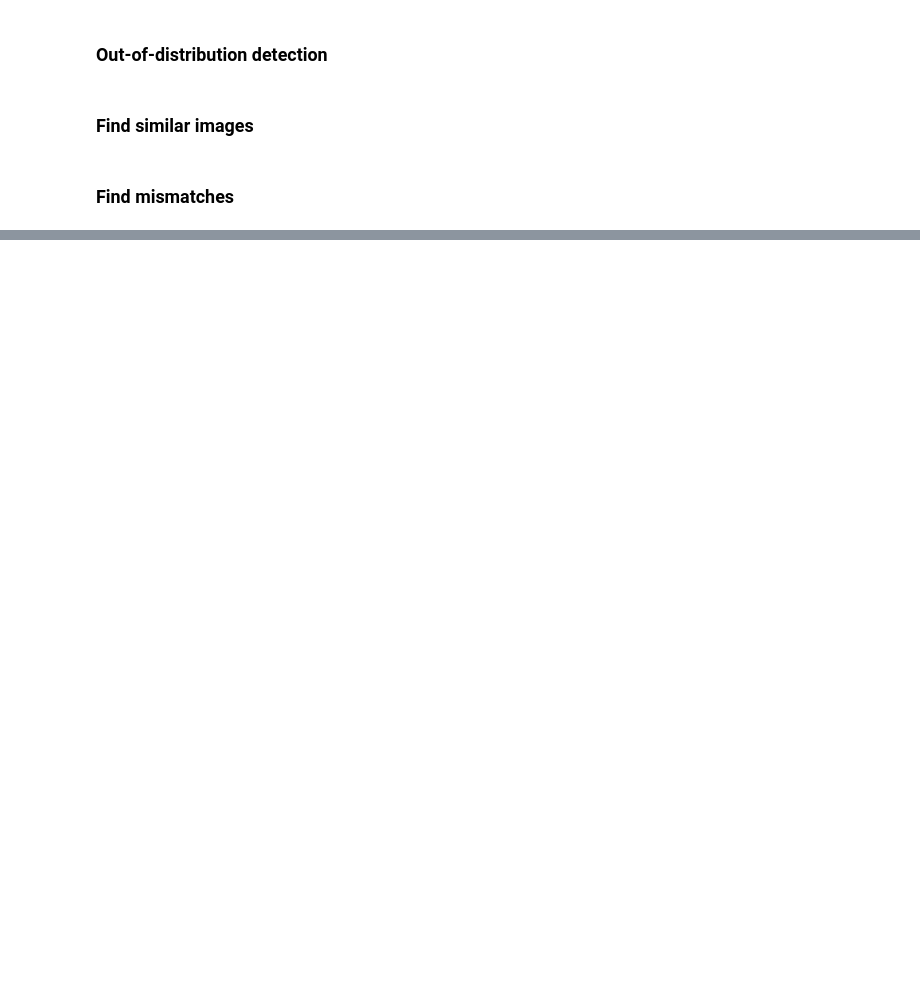
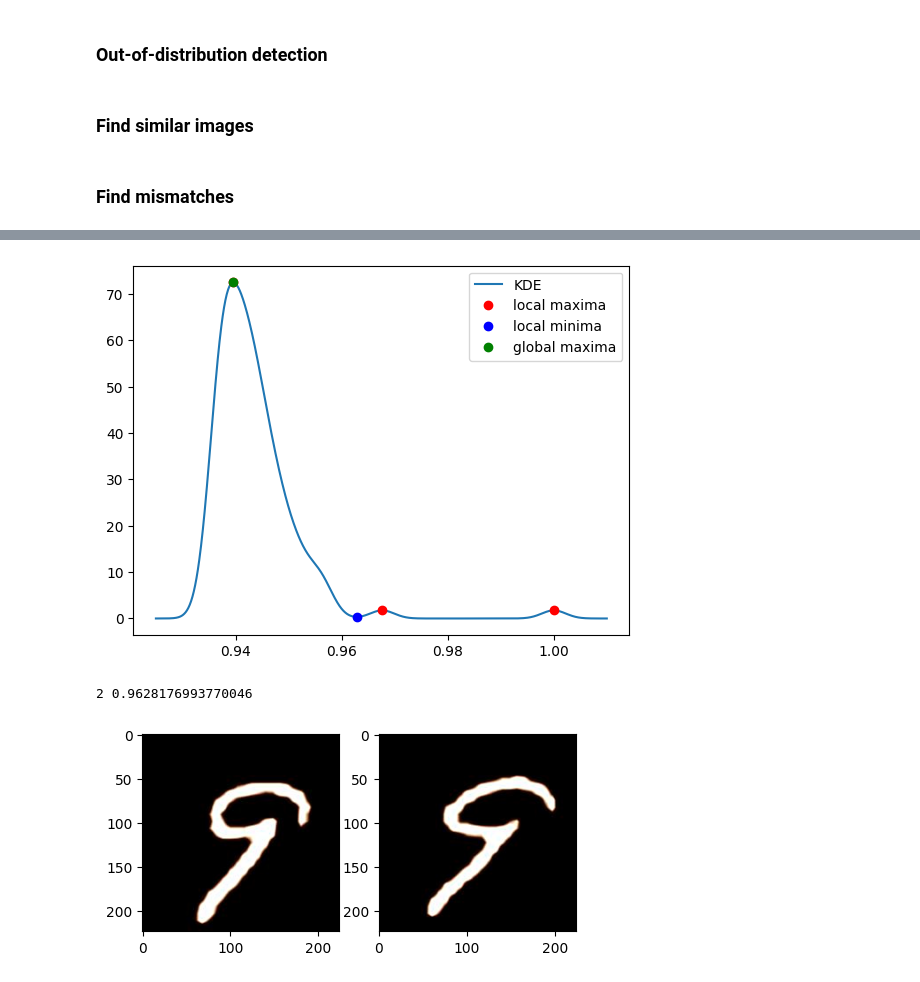
Before and after one commit to luxonis/luxonis-ml, a Jupyter notebook: examples/Embeddings_Processing_Example.ipynb, the cells around one changed output, grey strips where cells are left out. Cells and saved outputs as stored; diff of their text form; code cells hidden in the pictures; blank space fills up the shorter version.

```diff
--- a/examples/Embeddings_Processing_Example.ipynb
+++ b/examples/Embeddings_Processing_Example.ipynb
@@ -121,0 +184,35 @@ plt.show()
+# %%
+ids_str = [str(i) for i in ids]
+
+# find similar/duplicate images
+i_sim = find_similar(
+    ids_str[4],
+    "weaviate",
+    w_api,
+    dataset="",
+    k=100,
+    n=100,
+    method="first",
+    k_method="kde_peaks",
+    kde_bw="scott",
+    plot=True,
+)
+
+# find img paths for similar images
+sim_img_paths = i_sim
+
+# plot
+plt.rcParams["figure.figsize"] = [30, 10]
+
+for j in range(min(10, len(sim_img_paths))):
+    plt.subplot(1, 10, j + 1)
+    uuid = str(sim_img_paths[j])
+    img_filepath = "./mnist_images/" + uuid + ".jpg"
+    img = cv2.imread(img_filepath)
+    plt.imshow(img)
+
+plt.show()
+# %% [output]
+[figure, added]
+2 0.9628176993770046
+[figure, added]
```
Also changed, not shown: parts of 12 cells of this notebook, 6 other files.
